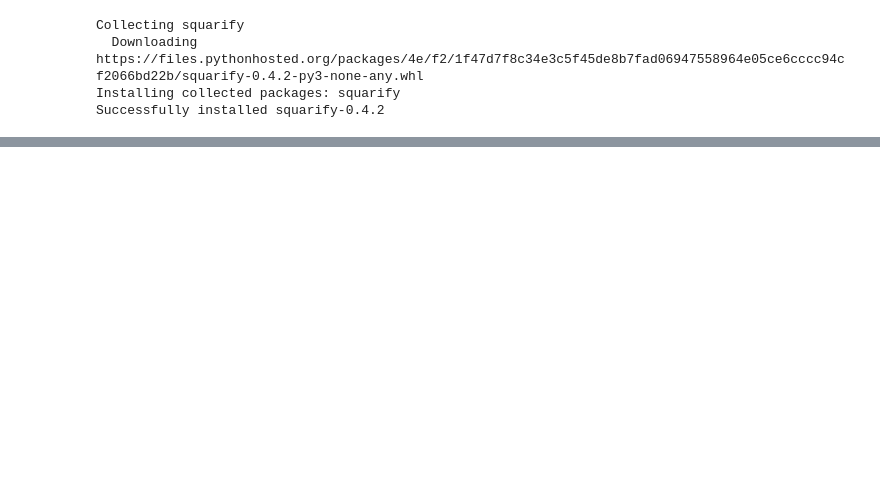
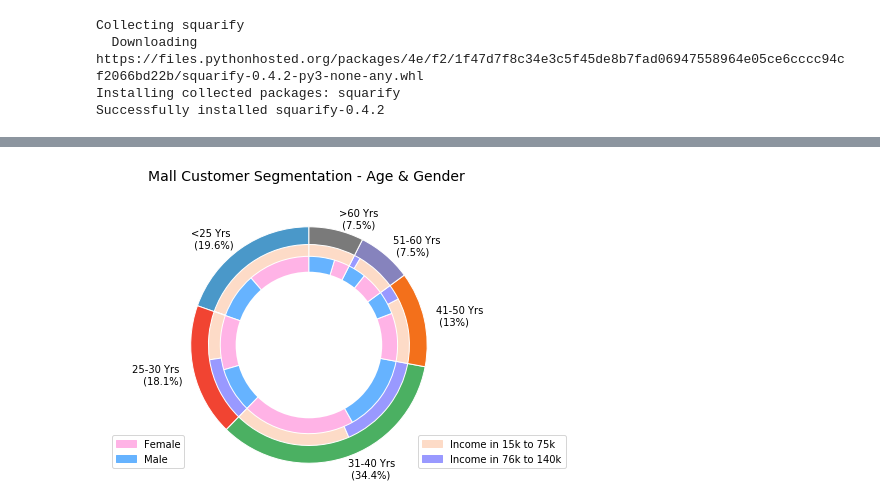
Before and after one commit to Saranyanv/test, a Jupyter notebook: 455_Assignment3.ipynb, the cells around one changed output, grey strips where cells are left out. Drawn from its saved outputs; the diff is of its cells as text; code cells hidden in the pictures; blank space fills up the shorter version.

```diff
--- a/455_Assignment3.ipynb
+++ b/455_Assignment3.ipynb
@@ -275,0 +251,8 @@ Text(0.5, 0, 'City Name')
+# %%
+Mall_Customers['Income_Range2']='0 - Income - No Range'
+Mall_Customers.loc[Mall_Customers['Annual Income (k$)'].between(15, 75, inclusive = True), 'Income_Range2'] = '1 - Income between 15 and 75'
+Mall_Customers.loc[Mall_Customers['Annual Income (k$)'].between(76, 140, inclusive = True), 'Income_Range2'] = '2 - Income between 76 and 140'
+
+
+Mall_Customers_Agg_Age_Income = Mall_Customers.groupby(['Age_Range', 'Income_Range2'])['Spending Score (1-100)'].agg('sum').reset_index()
+Mall_Customers_Agg_Age_Income_Sorted = Mall_Customers_Agg_Age_Income.sort_values(by=['Age_Range', 'Income_Range2'])
@@ -275,0 +274,48 @@ Text(0.5, 0, 'City Name')
+# %%
+g, h=[plt.cm.RdGy, plt.cm.seismic]
+
+#'PiYG', 'PRGn', 'BrBG', 'PuOr', 'RdGy', 'RdBu',            'RdYlBu', 'RdYlGn', 'Spectral', 'coolwarm', 'bwr', 'seismic'
+# %%
+fig, ax = plt.subplots()
+plt.pie(group_size, labels=group_names, colors=[a(0.6), b(0.6), c(0.6), d(0.6), e(0.6), f(0.6)], startangle=90,frame=True
+       , wedgeprops=dict(edgecolor='w'))
+
+plt.pie(list(Mall_Customers_Agg_Age_Income_Sorted['Spending Score (1-100)'])
+        , colors=[g(0.4), h(0.4), g(0.4), h(0.4), g(0.4), h(0.4), g(0.4), h(0.4), g(0.4), h(0.4), g(0.4)]
+#        , colors=[a(0.25), a(0.4), a(0.25), a(0.4),b(0.15), b(0.25), b(0.15), b(0.25), b(0.15), b(0.25),
+#                              c(0.15), c(0.25), c(0.15), c(0.25), c(0.15), c(0.25),d(0.15), d(0.25), d(0.15), d(0.25), d(0.15), d(0.25),
+#                              e(0.15), e(0.3), e(0.15), e(0.3), e(0.15),f(0.25), f(0.5), f(0.25)]
+        , radius=0.85
+        , startangle=90,frame=True
+        , wedgeprops=dict(edgecolor='w'))
+
+plt.pie(subgroup2_size,colors=colors_gender,radius=0.75,startangle=90, wedgeprops=dict(edgecolor='w'))
+
+#plt.pie(subgroup_size,colors=[a(0.25), a(0.4), a(0.25), a(0.4),
+#                              b(0.15), b(0.25), b(0.15), b(0.25), b(0.15), b(0.25),
+#                              c(0.15), c(0.25), c(0.15), c(0.25), c(0.15), c(0.25),
+#                              d(0.15), d(0.25), d(0.15), d(0.25), d(0.15), d(0.25),
+#                              e(0.15), e(0.3), e(0.15), e(0.3), e(0.15),
+#                              f(0.25), f(0.5), f(0.25)],radius=0.85,startangle=90)
+centre_circle = plt.Circle((0,0),0.62,color='black', fc='white',linewidth=0)
+fig = plt.gcf()
+fig.gca().add_artist(centre_circle)
+
+plt.axis('equal')
+plt.tight_layout()
+plt.title('Mall Customer Segmentation - Age & Gender \n\n',fontsize=14)
+
+
+pink_patch = mpatches.Patch(color='#ffb3e6', label='Female')
+blue_patch = mpatches.Patch(color='#66b3ff', label='Male')
+
+Inc_patch1 = mpatches.Patch(color=g(0.4), label='Income in 15k to 75k')
+Inc_patch2 = mpatches.Patch(color=h(0.4), label='Income in 76k to 140k')
+
+first_legend = plt.legend(handles=[pink_patch, blue_patch], loc=3)
+ax = plt.gca().add_artist(first_legend)
+plt.legend(handles=[Inc_patch1, Inc_patch2], loc=4, bbox_to_anchor=(0.65, 0., 0.5, 0.5))
+
+plt.show()
+# %% [output]
+[figure, added]
```
Also changed, not shown: parts of 18 cells of this notebook.
